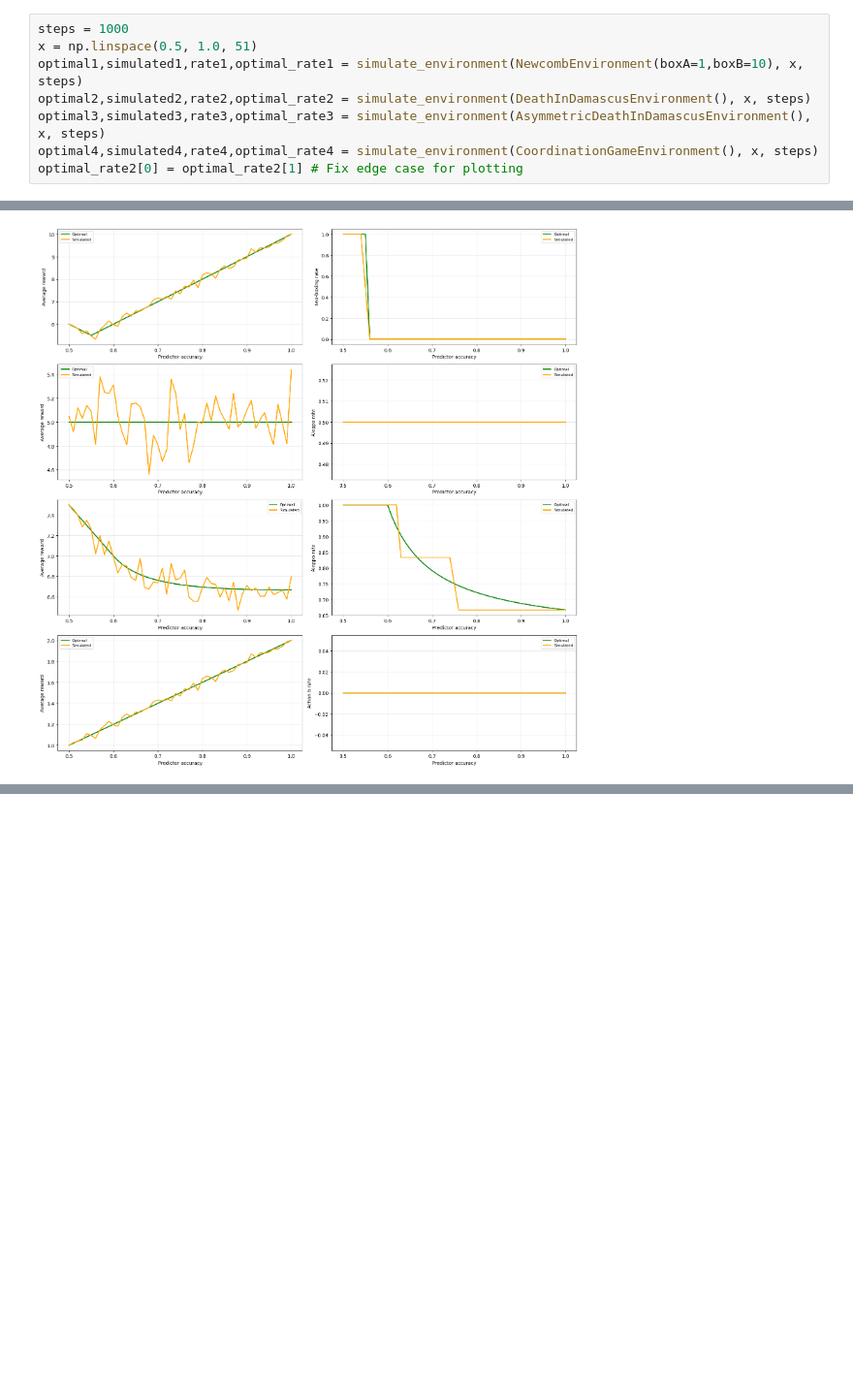
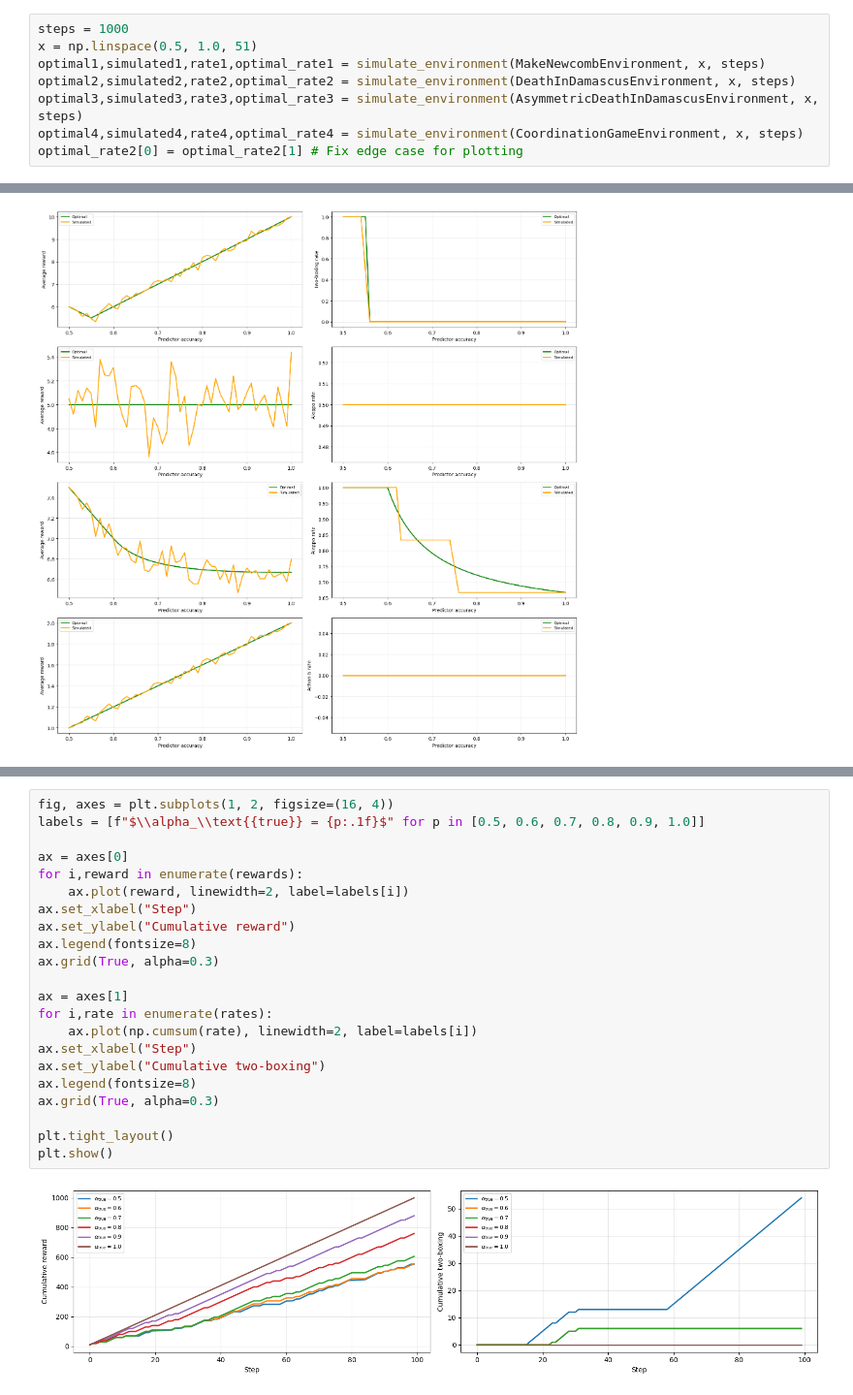
Before and after one commit to SPAR-S26-IBRL-Stream/Project-Newcomb, a Jupyter notebook: experiments/fllor2/newcomb.ipynb, the cells around one changed output, grey strips where cells are left out. Shown at 97% size. Drawn from its saved outputs; the diff is of its cells as text; blank space fills up the shorter version.

```diff
--- a/experiments/fllor2/newcomb.ipynb
+++ b/experiments/fllor2/newcomb.ipynb
@@ -46,10 +52,10 @@ def simulate_environment(env, x, steps=1000):
 # %%
 steps = 1000
 x = np.linspace(0.5, 1.0, 51)
-optimal1,simulated1,rate1,optimal_rate1 = simulate_environment(NewcombEnvironment(boxA=1,boxB=10), x, steps)
-optimal2,simulated2,rate2,optimal_rate2 = simulate_environment(DeathInDamascusEnvironment(), x, steps)
-optimal3,simulated3,rate3,optimal_rate3 = simulate_environment(AsymmetricDeathInDamascusEnvironment(), x, steps)
-optimal4,simulated4,rate4,optimal_rate4 = simulate_environment(CoordinationGameEnvironment(), x, steps)
+optimal1,simulated1,rate1,optimal_rate1 = simulate_environment(MakeNewcombEnvironment, x, steps)
+optimal2,simulated2,rate2,optimal_rate2 = simulate_environment(DeathInDamascusEnvironment, x, steps)
+optimal3,simulated3,rate3,optimal_rate3 = simulate_environment(AsymmetricDeathInDamascusEnvironment, x, steps)
+optimal4,simulated4,rate4,optimal_rate4 = simulate_environment(CoordinationGameEnvironment, x, steps)
 optimal_rate2[0] = optimal_rate2[1] # Fix edge case for plotting
 # %%
 fig, axes = plt.subplots(4, 2, figsize=(16, 16))
@@ -83,0 +115,24 @@ plt.show()
+# %%
+fig, axes = plt.subplots(1, 2, figsize=(16, 4))
+labels = [f"$\\alpha_\\text{{true}} = {p:.1f}$" for p in [0.5, 0.6, 0.7, 0.8, 0.9, 1.0]]
+
+ax = axes[0]
+for i,reward in enumerate(rewards):
+    ax.plot(reward, linewidth=2, label=labels[i])
+ax.set_xlabel("Step")
+ax.set_ylabel("Cumulative reward")
+ax.legend(fontsize=8)
+ax.grid(True, alpha=0.3)
+
+ax = axes[1]
+for i,rate in enumerate(rates):
+    ax.plot(np.cumsum(rate), linewidth=2, label=labels[i])
+ax.set_xlabel("Step")
+ax.set_ylabel("Cumulative two-boxing")
+ax.legend(fontsize=8)
+ax.grid(True, alpha=0.3)
+
+plt.tight_layout()
+plt.show()
+# %% [output]
+[figure, added]
```
Also changed, not shown: parts of 3 cells of this notebook, 1 other file.
